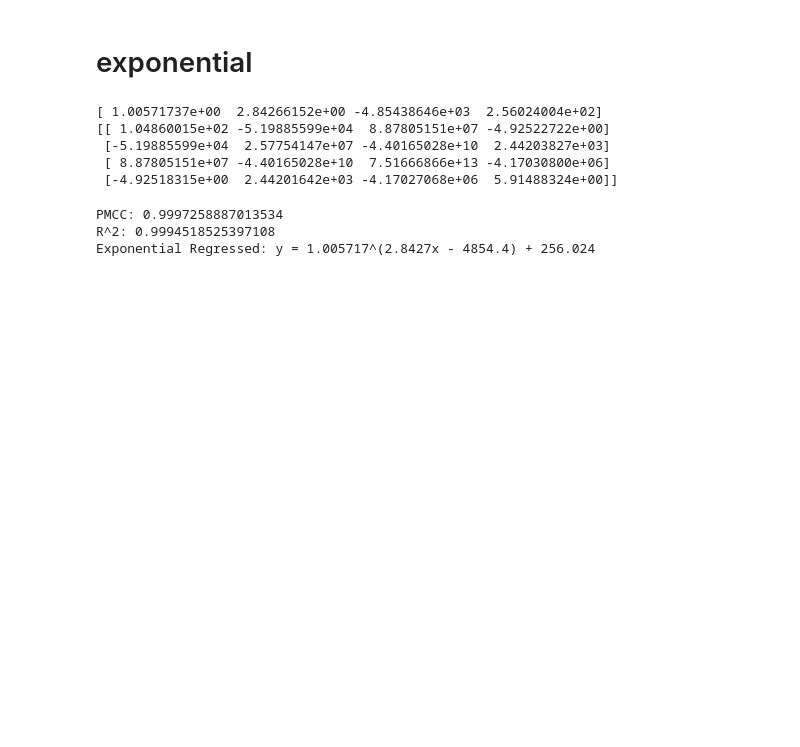
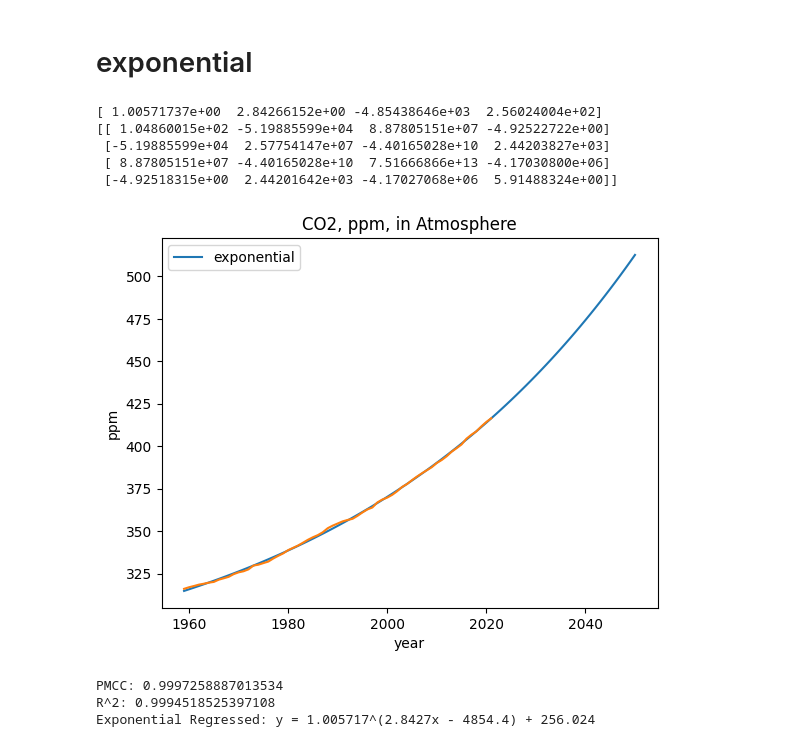
Before and after one commit to akioweh/The-HiMCM, a Jupyter notebook: py/main.ipynb, the cells around one changed output. Cells and saved outputs as stored; diff of their text form; code cells hidden in the pictures; blank space fills up the shorter version.

```diff
--- a/py/main.ipynb
+++ b/py/main.ipynb
@@ -128,14 +144,16 @@ print(cov)
  [ 8.87805151e+07 -4.40165028e+10  7.51666866e+13 -4.17030800e+06]
  [-4.92518315e+00  2.44201642e+03 -4.17027068e+06  5.91488324e+00]]
 # %%
-co2_pred_exp_dfd = expo_func(PRED_YEARS, *pmt)
-co2_pred_exp_dfd.columns = ['y']
+co2_pred_exp_df = expo_func(PRED_YEARS, *pmt)
+co2_pred_exp_df.columns = ['y']
 # %%
-plt.plot(PRED_YEARS, co2_pred_exp_dfd, label='exponential')
+plt.plot(PRED_YEARS, co2_pred_exp_df, label='exponential')
 plt.plot(co2_df[['year']], co2_df[['y']])
 plt.title('CO2, ppm, in Atmosphere')
 plt.ylabel('ppm')
 plt.xlabel('year')
 plt.legend()
 plt.show()
+# %% [output]
+[figure, added]
 # %%
```
Also changed, not shown: parts of 16 cells of this notebook.
